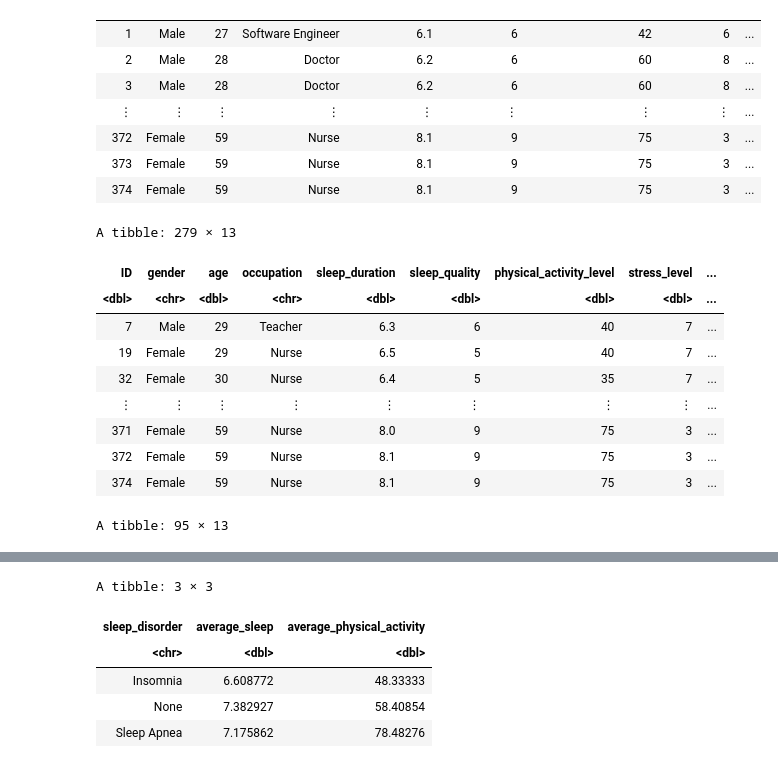
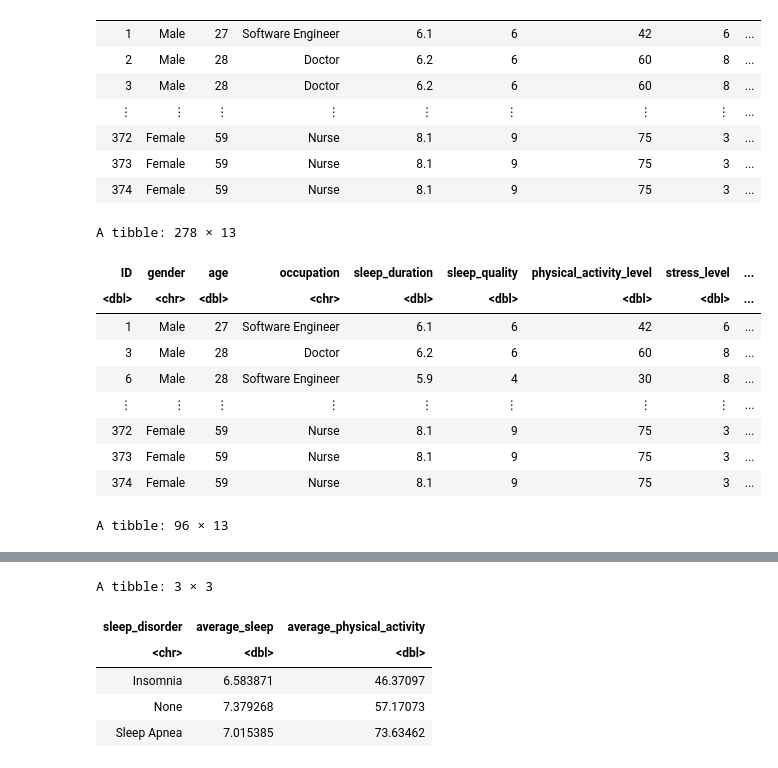
Before and after one commit to alecneme/group_project_14, a Jupyter notebook: Group_proposal.ipynb, the cells around one changed output, grey strips where cells are left out. Cells and saved outputs as stored; diff of their text form; code cells hidden in the pictures.

```diff
--- a/Group_proposal.ipynb
+++ b/Group_proposal.ipynb
@@ -3,7 +19,7 @@ library(tidyverse)
 library(repr)
 library(tidymodels)
 options(repr.matrix.max.rows = 6)
-sleep_quality <- read_csv("data/sleep_quality.csv", skip = 1, col_names = FALSE)|>
+sleep_data <- read_csv("data/sleep_quality.csv", skip = 1, col_names = FALSE)|>
     rename(ID = X1) |>
     rename(gender = X2) |>
     rename(age = X3) |>
@@ -17,7 +33,7 @@ sleep_quality <- read_csv("data/sleep_quality.csv", skip = 1, col_names = FALSE)
     rename(heart_rate = X11) |>
     rename(daily_steps = X12) |>
     rename(sleep_disorder = X13)
-sleep_quality
+sleep_data
 # %% [output]
 Rows: 374 Columns: 13
 ── Column specification ────────────────────────────────────────────────────────
@@ -38,29 +54,29 @@ A spec_tbl_df: 374 × 13
 | 373 | Female | 59 | Nurse | 8.1 | 9 | 75 | 3 | ... |
 | 374 | Female | 59 | Nurse | 8.1 | 9 | 75 | 3 | ... |
 # %%
-sleep_split <- initial_split(sleep_quality, prop = 0.75, strata = sleep_disorder)
+sleep_split <- initial_split(sleep_data, prop = 0.75, strata = sleep_quality)
 sleep_training <- training(sleep_split)
 sleep_testing <- testing(sleep_split)
 
 sleep_training
 sleep_testing
 
 sleep_summary <- sleep_training |>
     group_by(sleep_disorder) |>
     summarise(average_sleep = mean(sleep_duration), average_physical_activity = mean (physical_activity_level))
 sleep_summary
 # %% [output]
-A tibble: 279 × 13
+A tibble: 278 × 13
 | ID | gender | age | occupation | sleep_duration | sleep_quality | physical_activity_level | stress_level | ... |
 | <dbl> | <chr> | <dbl> | <chr> | <dbl> | <dbl> | <dbl> | <dbl> | ... |
-| 7 | Male | 29 | Teacher | 6.3 | 6 | 40 | 7 | ... |
-| 19 | Female | 29 | Nurse | 6.5 | 5 | 40 | 7 | ... |
-| 32 | Female | 30 | Nurse | 6.4 | 5 | 35 | 7 | ... |
+| 1 | Male | 27 | Software Engineer | 6.1 | 6 | 42 | 6 | ... |
+| 3 | Male | 28 | Doctor | 6.2 | 6 | 60 | 8 | ... |
+| 6 | Male | 28 | Software Engineer | 5.9 | 4 | 30 | 8 | ... |
 | ⋮ | ⋮ | ⋮ | ⋮ | ⋮ | ⋮ | ⋮ | ⋮ | ... |
-| 371 | Female | 59 | Nurse | 8.0 | 9 | 75 | 3 | ... |
 | 372 | Female | 59 | Nurse | 8.1 | 9 | 75 | 3 | ... |
+| 373 | Female | 59 | Nurse | 8.1 | 9 | 75 | 3 | ... |
 | 374 | Female | 59 | Nurse | 8.1 | 9 | 75 | 3 | ... |
-A tibble: 95 × 13
+A tibble: 96 × 13
 | ID | gender | age | occupation | sleep_duration | sleep_quality | physical_activity_level | stress_level | ... |
 | <dbl> | <chr> | <dbl> | <chr> | <dbl> | <dbl> | <dbl> | <dbl> | ... |
 | 2 | Male | 28 | Doctor | 6.2 | 6 | 60 | 8 | ... |
@@ -73,7 +89,7 @@ A tibble: 95 × 13
 A tibble: 3 × 3
 | sleep_disorder | average_sleep | average_physical_activity |
 | <chr> | <dbl> | <dbl> |
-| Insomnia | 6.608772 | 48.33333 |
-| None | 7.382927 | 58.40854 |
-| Sleep Apnea | 7.175862 | 78.48276 |
+| Insomnia | 6.583871 | 46.37097 |
+| None | 7.379268 | 57.17073 |
+| Sleep Apnea | 7.015385 | 73.63462 |
 # %%
```
Also changed, not shown: parts of 4 cells of this notebook.
